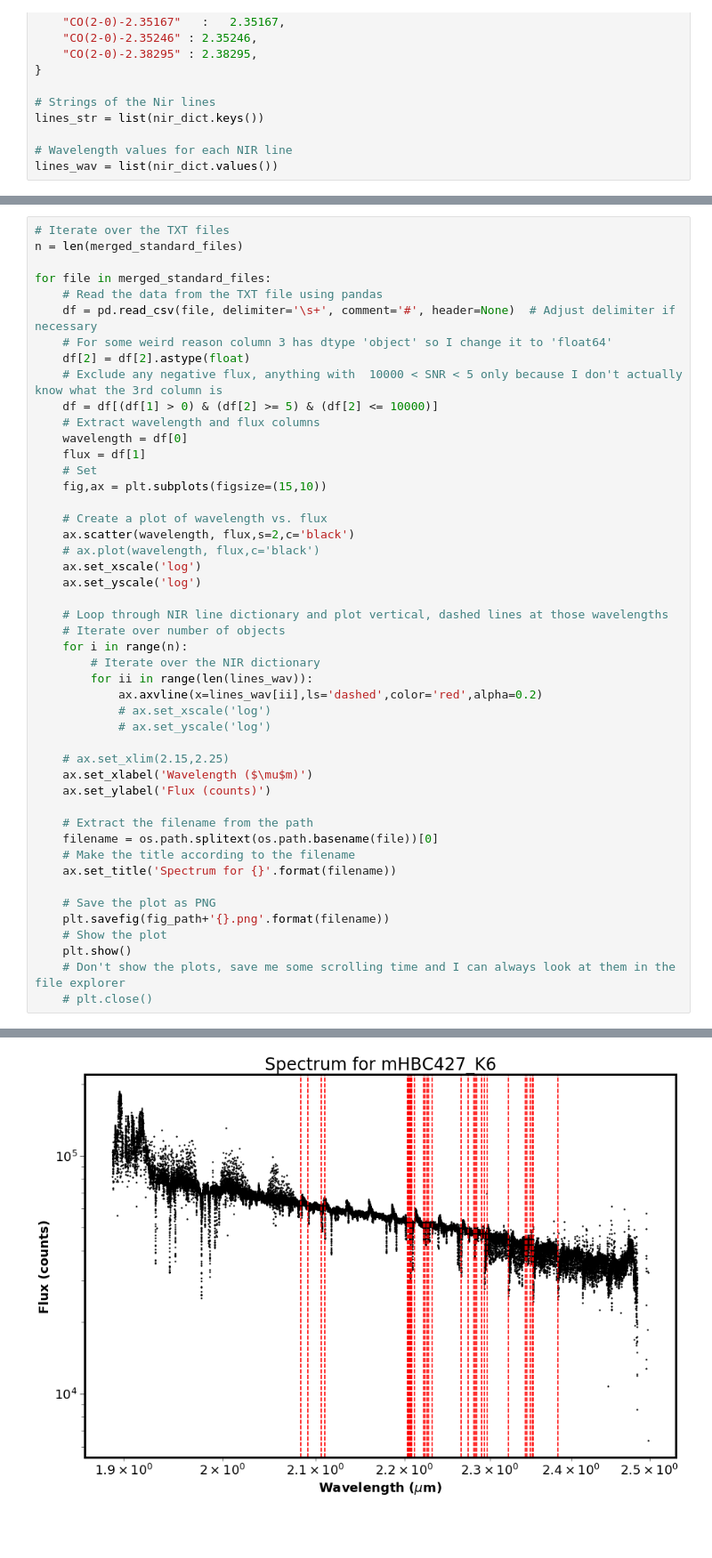
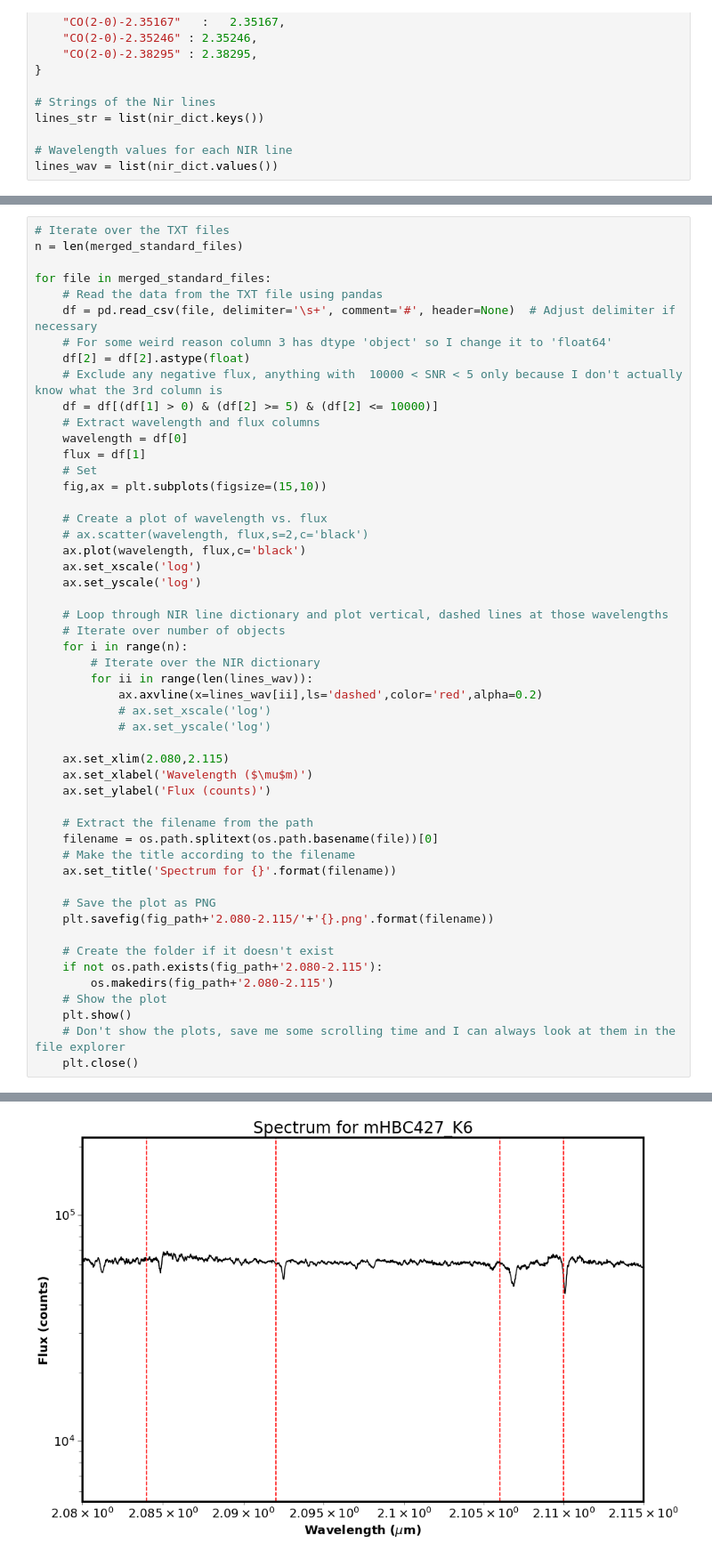
Before and after one commit to SavOliveira/IGRINS-Spectra, a Jupyter notebook: merged_standards_igrins.ipynb, the cells around one changed output, grey strips where cells are left out. Shown at 89% size. Saved outputs shown, nothing was run; the diff lists cells and outputs as text; blank space fills up the shorter version.

```diff
--- a/merged_standards_igrins.ipynb
+++ b/merged_standards_igrins.ipynb
@@ -124,8 +200,8 @@ for file in merged_standard_files:
     fig,ax = plt.subplots(figsize=(15,10))
 
     # Create a plot of wavelength vs. flux
-    ax.scatter(wavelength, flux,s=2,c='black')
-    # ax.plot(wavelength, flux,c='black')
+    # ax.scatter(wavelength, flux,s=2,c='black')
+    ax.plot(wavelength, flux,c='black')
     ax.set_xscale('log')
     ax.set_yscale('log')
 
@@ -138,7 +214,7 @@ for file in merged_standard_files:
             # ax.set_xscale('log')
             # ax.set_yscale('log')
 
-    # ax.set_xlim(2.15,2.25)
+    ax.set_xlim(2.080,2.115)
     ax.set_xlabel('Wavelength ($\mu$m)')
     ax.set_ylabel('Flux (counts)')
 
@@ -148,9 +224,13 @@ for file in merged_standard_files:
     ax.set_title('Spectrum for {}'.format(filename))
 
     # Save the plot as PNG
-    plt.savefig(fig_path+'{}.png'.format(filename))
+    plt.savefig(fig_path+'2.080-2.115/'+'{}.png'.format(filename))
+
+    # Create the folder if it doesn't exist
+    if not os.path.exists(fig_path+'2.080-2.115'):
+        os.makedirs(fig_path+'2.080-2.115')
     # Show the plot
     plt.show()
     # Don't show the plots, save me some scrolling time and I can always look at them in the file explorer
-    # plt.close()
+    plt.close()
 # %% [output]
@@ -159 +239 @@ for file in merged_standard_files:
-[figure, old version]
+[figure, new version]
```
Also changed, not shown: parts of 7 cells of this notebook, 50 other files.
